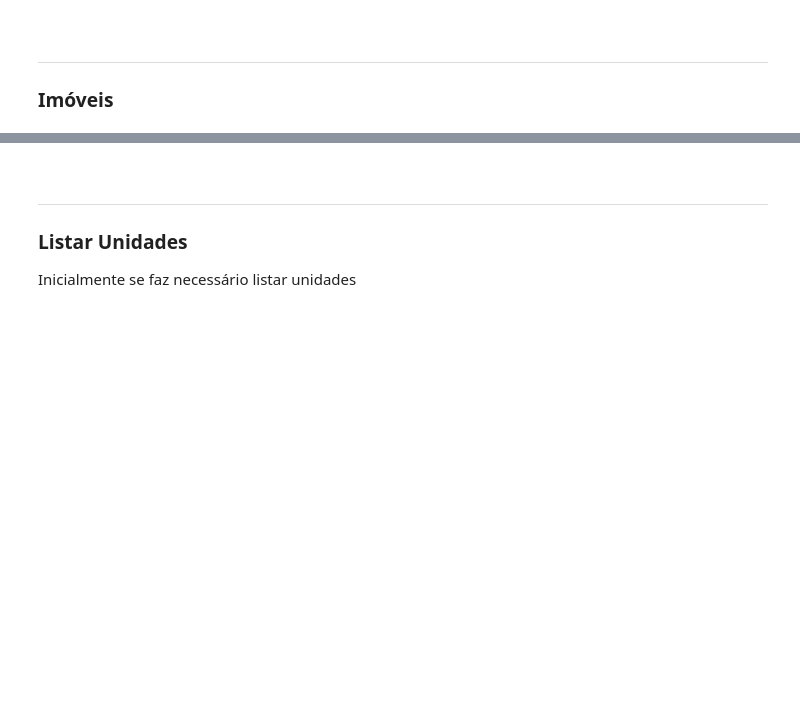
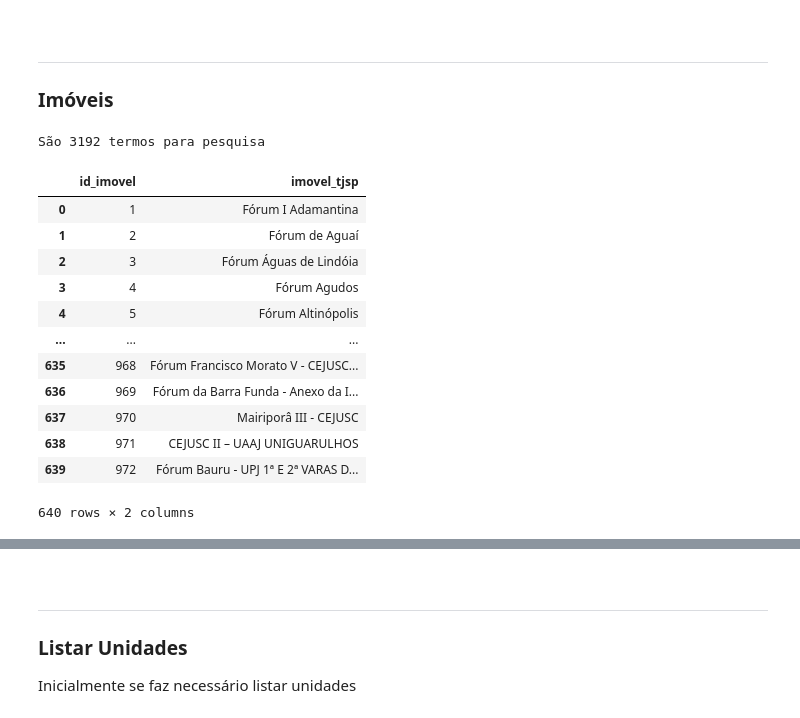
Before and after one commit to michelmetran/tjsp_unidades, a Jupyter notebook: docs/scripts/15_get_data_setores.ipynb, the cells around one changed output, grey strips where cells are left out. Drawn from its saved outputs; the diff is of its cells as text; code cells hidden in the pictures; blank space fills up the shorter version.

```diff
--- a/docs/scripts/15_get_data_setores.ipynb
+++ b/docs/scripts/15_get_data_setores.ipynb
@@ -42,7 +57,22 @@ municipio.detalhe_batch()
 ### Imóveis
 # %%
 imovel = extract.Imovel(municipio=municipio)
-# imovel.search_batch()
+imovel.search_batch()
+# %% [output]
+São 3192 termos para pesquisa
+|  | id_imovel | imovel_tjsp |
+| 0 | 1 | Fórum I Adamantina |
+| 1 | 2 | Fórum de Aguaí |
+| 2 | 3 | Fórum Águas de Lindóia |
+| 3 | 4 | Fórum Agudos |
+| 4 | 5 | Fórum Altinópolis |
+| ... | ... | ... |
+| 635 | 968 | Fórum Francisco Morato V - CEJUSC... |
+| 636 | 969 | Fórum da Barra Funda - Anexo da I... |
+| 637 | 970 | Mairiporâ III - CEJUSC |
+| 638 | 971 | CEJUSC II – UAAJ UNIGUARULHOS |
+| 639 | 972 | Fórum Bauru - UPJ 1ª E 2ª VARAS D... |
+640 rows × 2 columns
 # %%
 # Desenvolver
 imovel.detalhe_batch()
```
Also changed, not shown: parts of 12 cells of this notebook, 1 other file.
